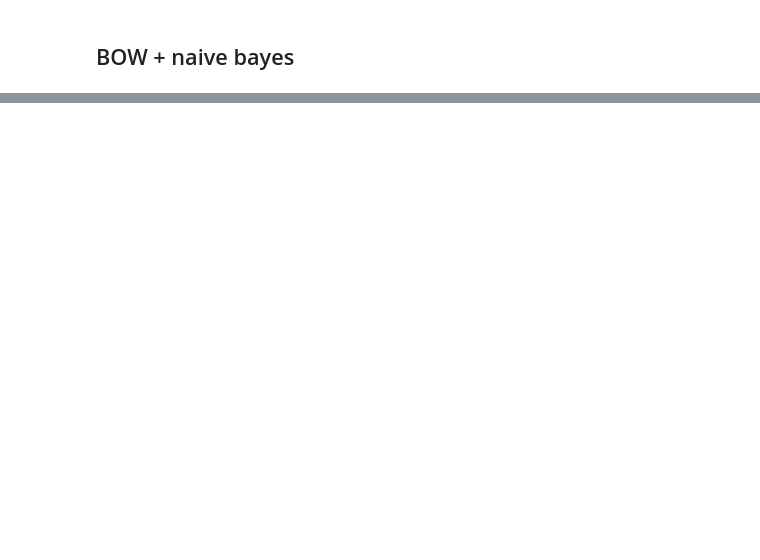
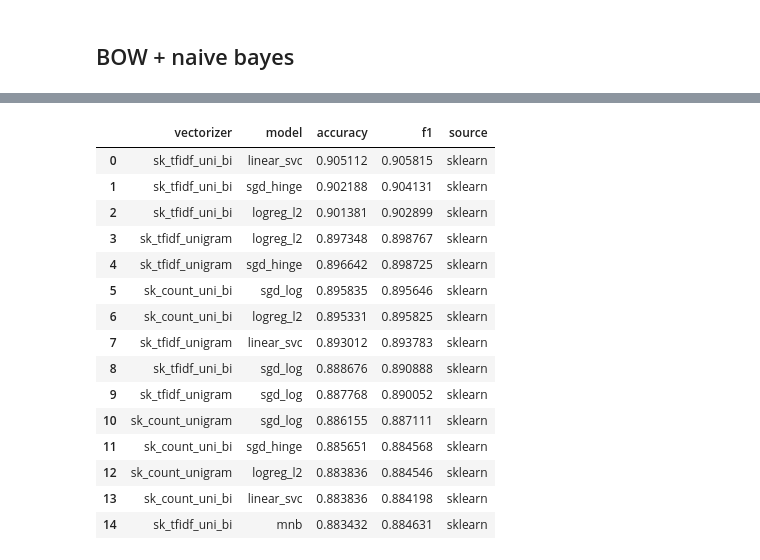
Before and after one commit to Sifat-Ahmed/imdb-movie-classification, a Jupyter notebook: notebooks/Step_2_ML_classification.ipynb, the cells around one changed output, grey strips where cells are left out. Saved outputs shown, nothing was run; the diff lists cells and outputs as text; code cells hidden in the pictures; blank space fills up the shorter version.

```diff
--- a/notebooks/Step_2_ML_classification.ipynb
+++ b/notebooks/Step_2_ML_classification.ipynb
@@ -90,0 +208,35 @@ MemoryError: Unable to allocate 4.70 GiB for an array with shape (19758, 63814)
+# %%
+sk_results = []
+
+for v_name, vec in tqdm(sk_vecs.items(), desc="SK Vectorizers"):
+    X_tr = vec.fit_transform(X_train_text)
+    X_te = vec.transform(X_test_text)
+
+    for m_name, model in tqdm(sk_models.items(), desc=f"Models @ {v_name}", leave=False):
+        model.fit(X_tr, y_train.to_numpy())
+        y_pred = model.predict(X_te)
+
+        sk_results.append({
+            "vectorizer": v_name,
+            "model": m_name,
+            "y_true": y_test,
+            "y_pred": y_pred,
+        })
+
+        del model, y_pred
+        gc.collect()
+
+    del X_tr, X_te, vec
+    gc.collect()
+
+# summary table
+sk_summary = []
+for r in sk_results:
+    sk_summary.append({
+        "vectorizer": r["vectorizer"],
+        "model": r["model"],
+        "accuracy": accuracy_score(r["y_true"], r["y_pred"]),
+        "f1": f1_score(r["y_true"], r["y_pred"]),
+    })
+sk_results_df = pd.DataFrame(sk_summary).sort_values(["accuracy","f1"], ascending=False).reset_index(drop=True)
+sk_results_df.head(10)
@@ -90,0 +255,25 @@ MemoryError: Unable to allocate 4.70 GiB for an array with shape (19758, 63814)
+# %%
+combined_df = (
+    pd.concat([results_df.assign(source="scratch"),
+               sk_results_df.assign(source="sklearn")], ignore_index=True)
+    .sort_values(["accuracy","f1"], ascending=False)
+    .reset_index(drop=True)
+)
+combined_df.head(15)
+# %% [output]
+|  | vectorizer | model | accuracy | f1 | source |
+| 0 | sk_tfidf_uni_bi | linear_svc | 0.905112 | 0.905815 | sklearn |
+| 1 | sk_tfidf_uni_bi | sgd_hinge | 0.902188 | 0.904131 | sklearn |
+| 2 | sk_tfidf_uni_bi | logreg_l2 | 0.901381 | 0.902899 | sklearn |
+| 3 | sk_tfidf_unigram | logreg_l2 | 0.897348 | 0.898767 | sklearn |
+| 4 | sk_tfidf_unigram | sgd_hinge | 0.896642 | 0.898725 | sklearn |
+| 5 | sk_count_uni_bi | sgd_log | 0.895835 | 0.895646 | sklearn |
+| 6 | sk_count_uni_bi | logreg_l2 | 0.895331 | 0.895825 | sklearn |
+| 7 | sk_tfidf_unigram | linear_svc | 0.893012 | 0.893783 | sklearn |
+| 8 | sk_tfidf_uni_bi | sgd_log | 0.888676 | 0.890888 | sklearn |
+| 9 | sk_tfidf_unigram | sgd_log | 0.887768 | 0.890052 | sklearn |
+| 10 | sk_count_unigram | sgd_log | 0.886155 | 0.887111 | sklearn |
+| 11 | sk_count_uni_bi | sgd_hinge | 0.885651 | 0.884568 | sklearn |
+| 12 | sk_count_unigram | logreg_l2 | 0.883836 | 0.884546 | sklearn |
+| 13 | sk_count_uni_bi | linear_svc | 0.883836 | 0.884198 | sklearn |
+| 14 | sk_tfidf_uni_bi | mnb | 0.883432 | 0.884631 | sklearn |
```
Also changed, not shown: parts of 15 cells of this notebook, 8 other files.
